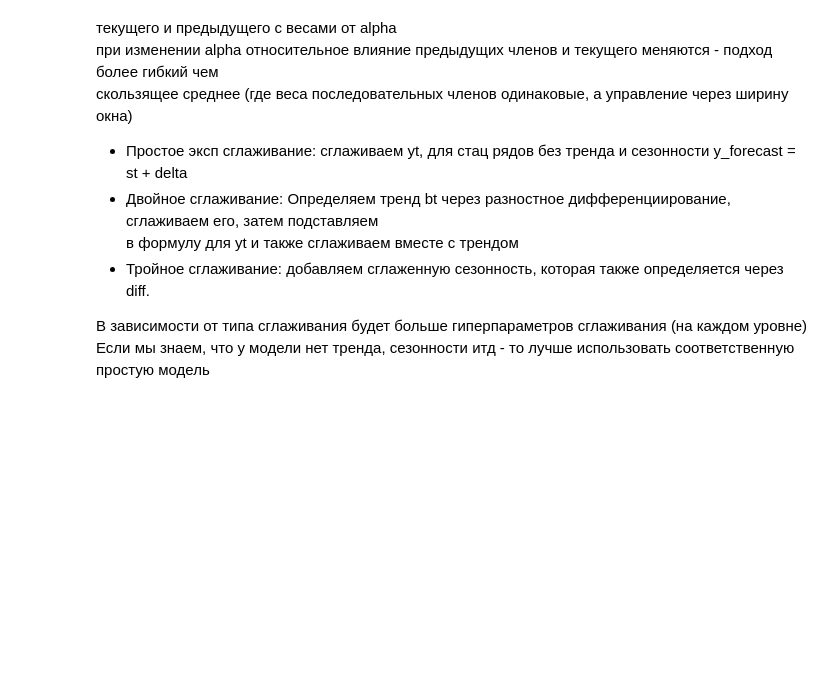
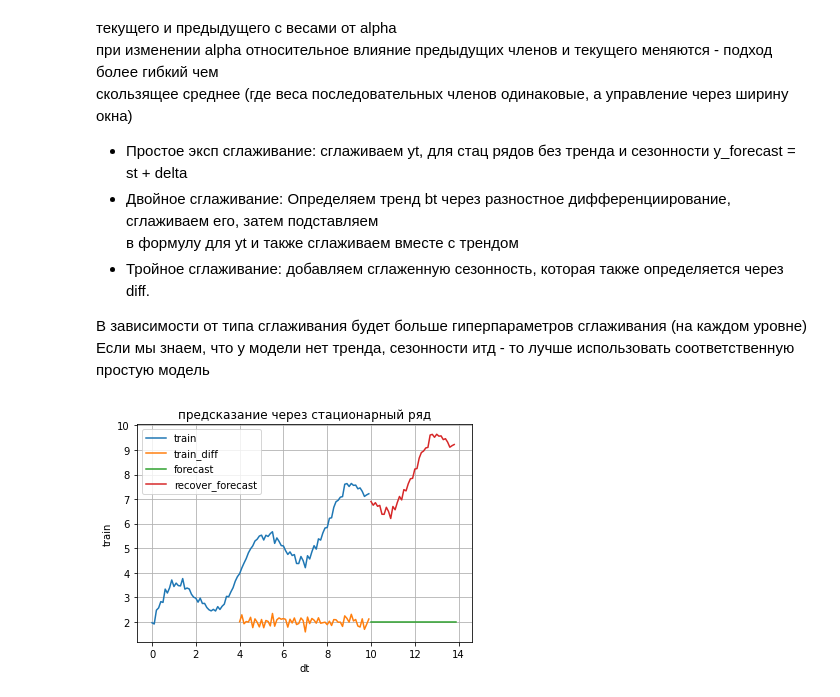
Before and after one commit to gavrevnik/analytics_tools, a Jupyter notebook: Time Series.ipynb, the cells around one changed output. Cells and saved outputs as stored; diff of their text form; code cells hidden in the pictures; blank space fills up the shorter version.

```diff
--- a/Time Series.ipynb
+++ b/Time Series.ipynb
@@ -262,0 +263,27 @@ from statsmodels.tsa.holtwinters import ExponentialSmoothing
+# %%
+dt_full = np.arange(0, 14, 0.1)
+dt = np.arange(0, 10, 0.1)
+# функция с трендом и сезонностью с периодом T = 20 (размерность dt = 0.1)
+train = 2 + 0.5 * dt + np.sin( np.pi * dt / 2) + np.random.normal(scale=0.1, size=len(dt))
+
+df = pd.DataFrame({'dt' : dt_full})
+df['train'] = np.nan
+df.loc[df['dt'].isin(dt), 'train'] = train
+
+df['train_dif'] = df.train.diff(periods=40)
+
+forecast = ExponentialSmoothing(df.train_dif[40:100]).fit(optimized=True).forecast(40)
+df.loc[100:140, 'forecast'] = forecast
+
+forecast_recover = forecast + df.loc[100-39:100, 'train'].values
+df.loc[100:140, 'forecast_recover'] = forecast_recover
+
+eda.make_plot('line', {'x' : df.dt, 'y' : df.train})
+eda.make_plot('line', {'x' : df.dt, 'y' : df.train_dif})
+eda.make_plot('line', {'x' : df.dt, 'y' : df.forecast})
+eda.make_plot('line', {'x' : df.dt, 'y' : df.forecast_recover})
+plt.legend(['train', 'train_diff', 'forecast', 'recover_forecast'])
+plt.title('предсказание через стационарный ряд')
+plt.grid()
+# %% [output]
+[figure, added]
```
Also changed, not shown: parts of 6 cells of this notebook, 1 other file.
